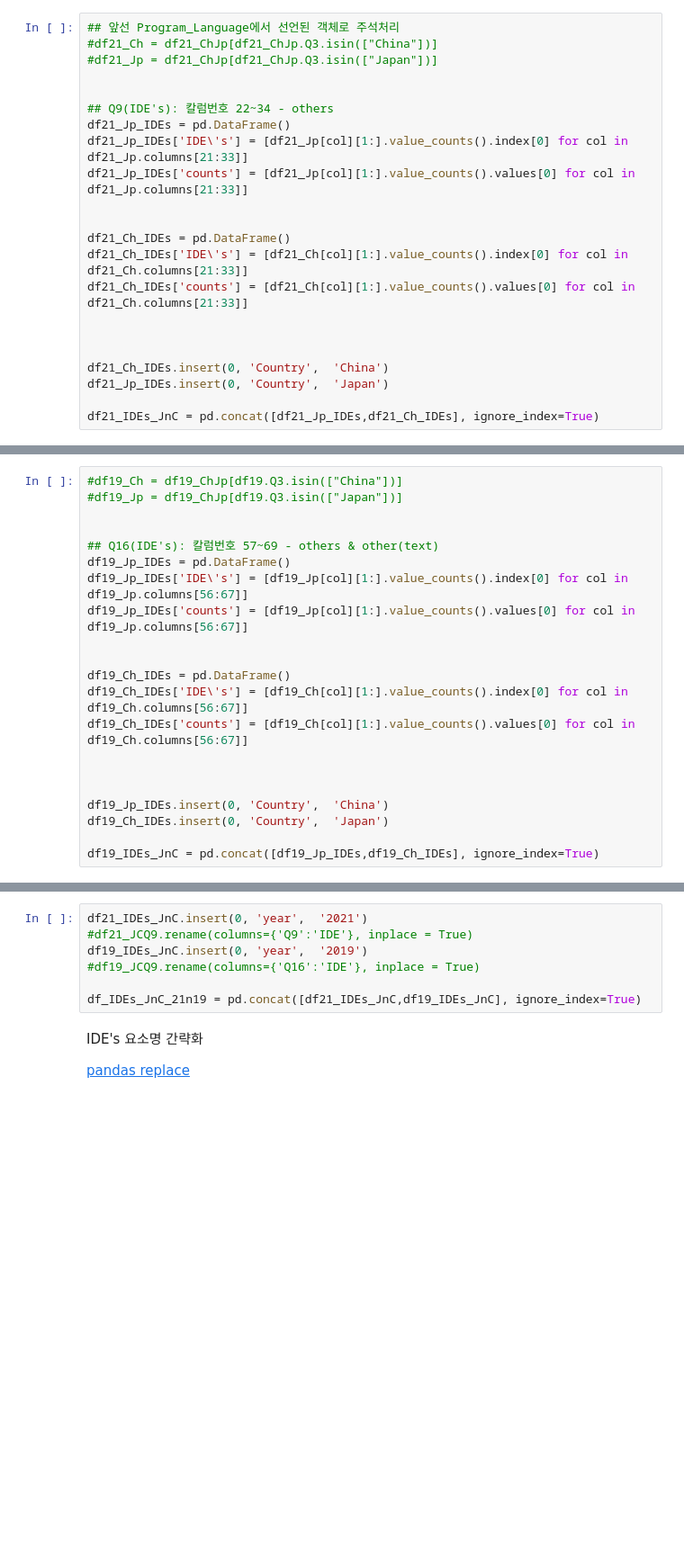
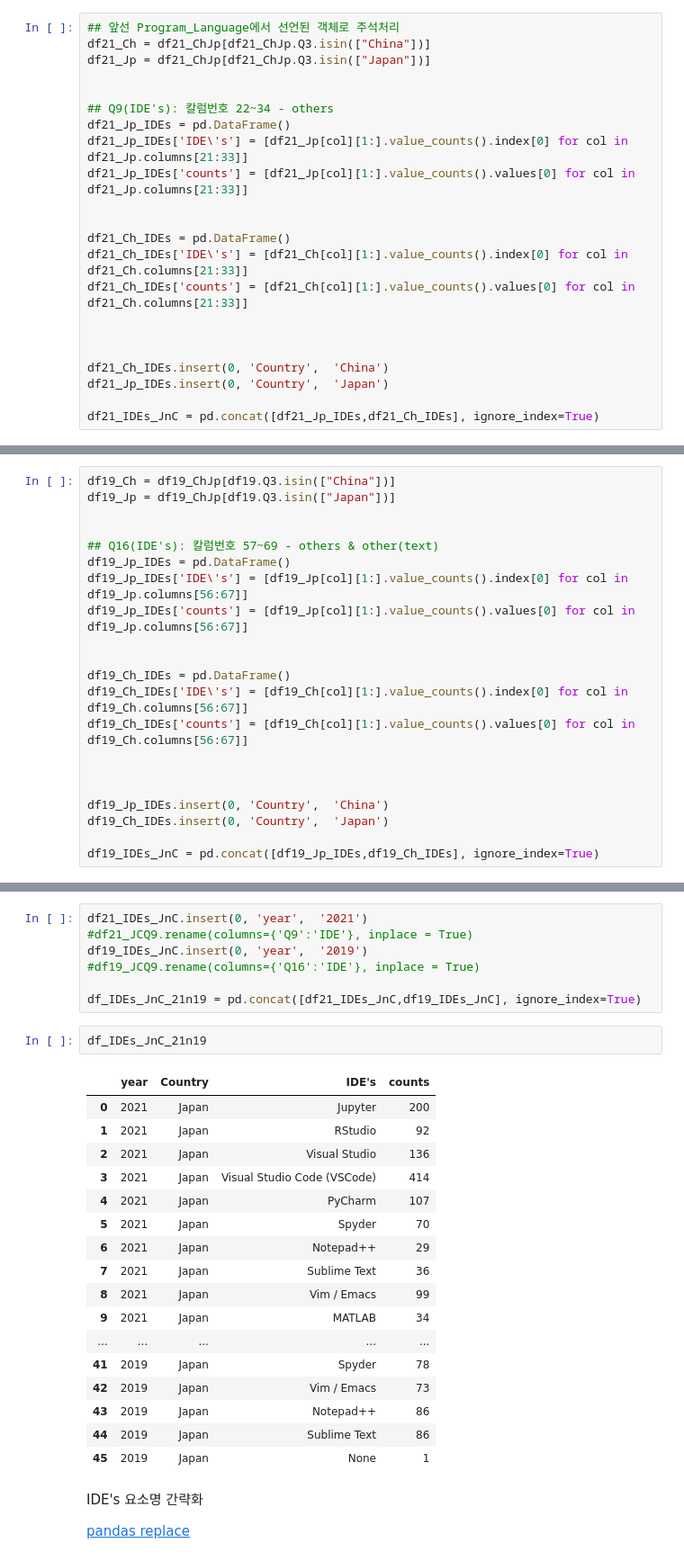
Before and after one commit to hangack/project-green, a Jupyter notebook: Kaggle_Survey-2021/notebook/my_work/Kaggle_Survey03 Treemap [Plotly].ipynb, the cells around one changed output, grey strips where cells are left out. Shown at 90% size. Drawn from its saved outputs; the diff is of its cells as text; blank space fills up the shorter version.

```diff
--- a/Kaggle_Survey-2021/notebook/my_work/Kaggle_Survey03 Treemap [Plotly].ipynb
+++ b/Kaggle_Survey-2021/notebook/my_work/Kaggle_Survey03 Treemap [Plotly].ipynb
@@ -198,8 +198,8 @@ Program_Language과정과 동일
 #### 2021
 # %%
 ## 앞선 Program_Language에서 선언된 객체로 주석처리
-#df21_Ch = df21_ChJp[df21_ChJp.Q3.isin(["China"])]
-#df21_Jp = df21_ChJp[df21_ChJp.Q3.isin(["Japan"])]
+df21_Ch = df21_ChJp[df21_ChJp.Q3.isin(["China"])]
+df21_Jp = df21_ChJp[df21_ChJp.Q3.isin(["Japan"])]
 
 
 ## Q9(IDE's): 칼럼번호 22~34 - others
@@ -221,8 +221,8 @@ df21_IDEs_JnC = pd.concat([df21_Jp_IDEs,df21_Ch_IDEs], ignore_index=True)
 # %% [markdown]
 #### 2019
 # %%
-#df19_Ch = df19_ChJp[df19.Q3.isin(["China"])]
-#df19_Jp = df19_ChJp[df19.Q3.isin(["Japan"])]
+df19_Ch = df19_ChJp[df19.Q3.isin(["China"])]
+df19_Jp = df19_ChJp[df19.Q3.isin(["Japan"])]
 
 
 ## Q16(IDE's): 칼럼번호 57~69 - others & other(text)
@@ -250,6 +250,26 @@ df19_IDEs_JnC.insert(0, 'year',  '2019')
 #df19_JCQ9.rename(columns={'Q16':'IDE'}, inplace = True)
 
 df_IDEs_JnC_21n19 = pd.concat([df21_IDEs_JnC,df19_IDEs_JnC], ignore_index=True)
+# %%
+df_IDEs_JnC_21n19
+# %% [output]
+|  | year | Country | IDE's | counts |
+| 0 | 2021 | Japan | Jupyter | 200 |
+| 1 | 2021 | Japan | RStudio | 92 |
+| 2 | 2021 | Japan | Visual Studio | 136 |
+| 3 | 2021 | Japan | Visual Studio Code (VSCode) | 414 |
+| 4 | 2021 | Japan | PyCharm | 107 |
+| 5 | 2021 | Japan | Spyder | 70 |
+| 6 | 2021 | Japan | Notepad++ | 29 |
+| 7 | 2021 | Japan | Sublime Text | 36 |
+| 8 | 2021 | Japan | Vim / Emacs | 99 |
+| 9 | 2021 | Japan | MATLAB | 34 |
+| ... | ... | ... | ... | ... |
+| 41 | 2019 | Japan | Spyder | 78 |
+| 42 | 2019 | Japan | Vim / Emacs | 73 |
+| 43 | 2019 | Japan | Notepad++ | 86 |
+| 44 | 2019 | Japan | Sublime Text | 86 |
+| 45 | 2019 | Japan | None | 1 |
 # %% [markdown]
 IDE's 요소명 간략화
 
```
Also changed, not shown: parts of 3 cells of this notebook.
